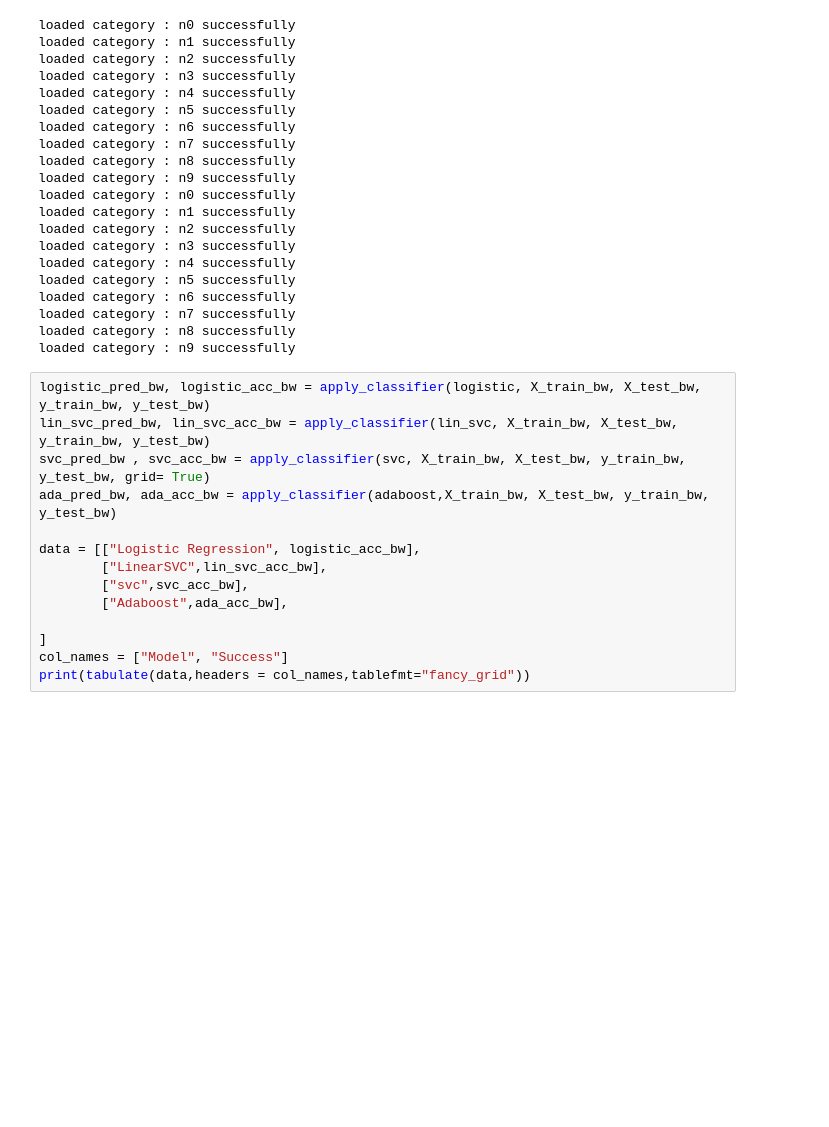
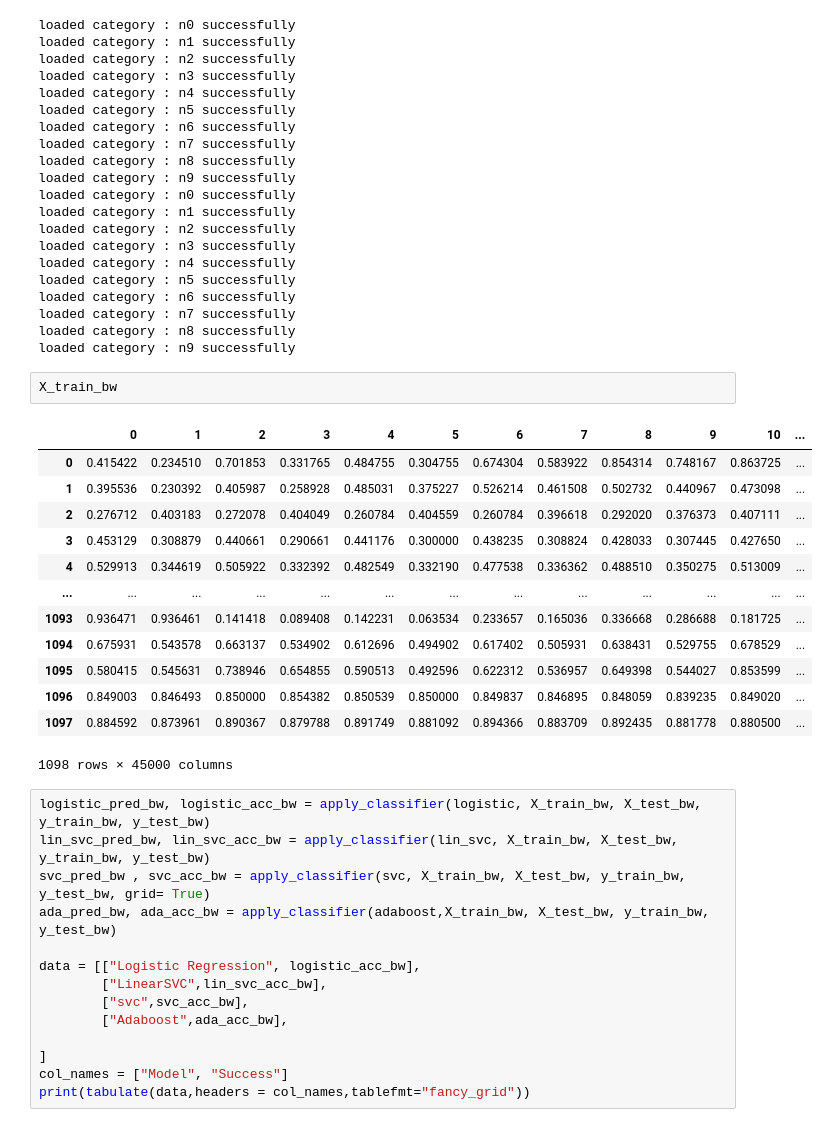
Before and after one commit to hadar22/machineLearning, a Jupyter notebook: classificationOfMonkeys.ipynb, the cells around one changed output. Saved outputs shown, nothing was run; the diff lists cells and outputs as text; blank space fills up the shorter version.

```diff
--- a/classificationOfMonkeys.ipynb
+++ b/classificationOfMonkeys.ipynb
@@ -568,6 +566,22 @@ loaded category : n6 successfully
 loaded category : n7 successfully
 loaded category : n8 successfully
 loaded category : n9 successfully
+# %%
+X_train_bw
+# %% [output]
+|  | 0 | 1 | 2 | 3 | 4 | 5 | 6 | 7 | 8 | 9 | 10 | ... |
+| 0 | 0.415422 | 0.234510 | 0.701853 | 0.331765 | 0.484755 | 0.304755 | 0.674304 | 0.583922 | 0.854314 | 0.748167 | 0.863725 | ... |
+| 1 | 0.395536 | 0.230392 | 0.405987 | 0.258928 | 0.485031 | 0.375227 | 0.526214 | 0.461508 | 0.502732 | 0.440967 | 0.473098 | ... |
+| 2 | 0.276712 | 0.403183 | 0.272078 | 0.404049 | 0.260784 | 0.404559 | 0.260784 | 0.396618 | 0.292020 | 0.376373 | 0.407111 | ... |
+| 3 | 0.453129 | 0.308879 | 0.440661 | 0.290661 | 0.441176 | 0.300000 | 0.438235 | 0.308824 | 0.428033 | 0.307445 | 0.427650 | ... |
+| 4 | 0.529913 | 0.344619 | 0.505922 | 0.332392 | 0.482549 | 0.332190 | 0.477538 | 0.336362 | 0.488510 | 0.350275 | 0.513009 | ... |
+| ... | ... | ... | ... | ... | ... | ... | ... | ... | ... | ... | ... | ... |
+| 1093 | 0.936471 | 0.936461 | 0.141418 | 0.089408 | 0.142231 | 0.063534 | 0.233657 | 0.165036 | 0.336668 | 0.286688 | 0.181725 | ... |
+| 1094 | 0.675931 | 0.543578 | 0.663137 | 0.534902 | 0.612696 | 0.494902 | 0.617402 | 0.505931 | 0.638431 | 0.529755 | 0.678529 | ... |
+| 1095 | 0.580415 | 0.545631 | 0.738946 | 0.654855 | 0.590513 | 0.492596 | 0.622312 | 0.536957 | 0.649398 | 0.544027 | 0.853599 | ... |
+| 1096 | 0.849003 | 0.846493 | 0.850000 | 0.854382 | 0.850539 | 0.850000 | 0.849837 | 0.846895 | 0.848059 | 0.839235 | 0.849020 | ... |
+| 1097 | 0.884592 | 0.873961 | 0.890367 | 0.879788 | 0.891749 | 0.881092 | 0.894366 | 0.883709 | 0.892435 | 0.881778 | 0.880500 | ... |
+1098 rows × 45000 columns
 # %%
 logistic_pred_bw, logistic_acc_bw = apply_classifier(logistic, X_train_bw, X_test_bw, y_train_bw, y_test_bw)
 lin_svc_pred_bw, lin_svc_acc_bw = apply_classifier(lin_svc, X_train_bw, X_test_bw, y_train_bw, y_test_bw)
```
Also changed, not shown: parts of 5 cells of this notebook.
